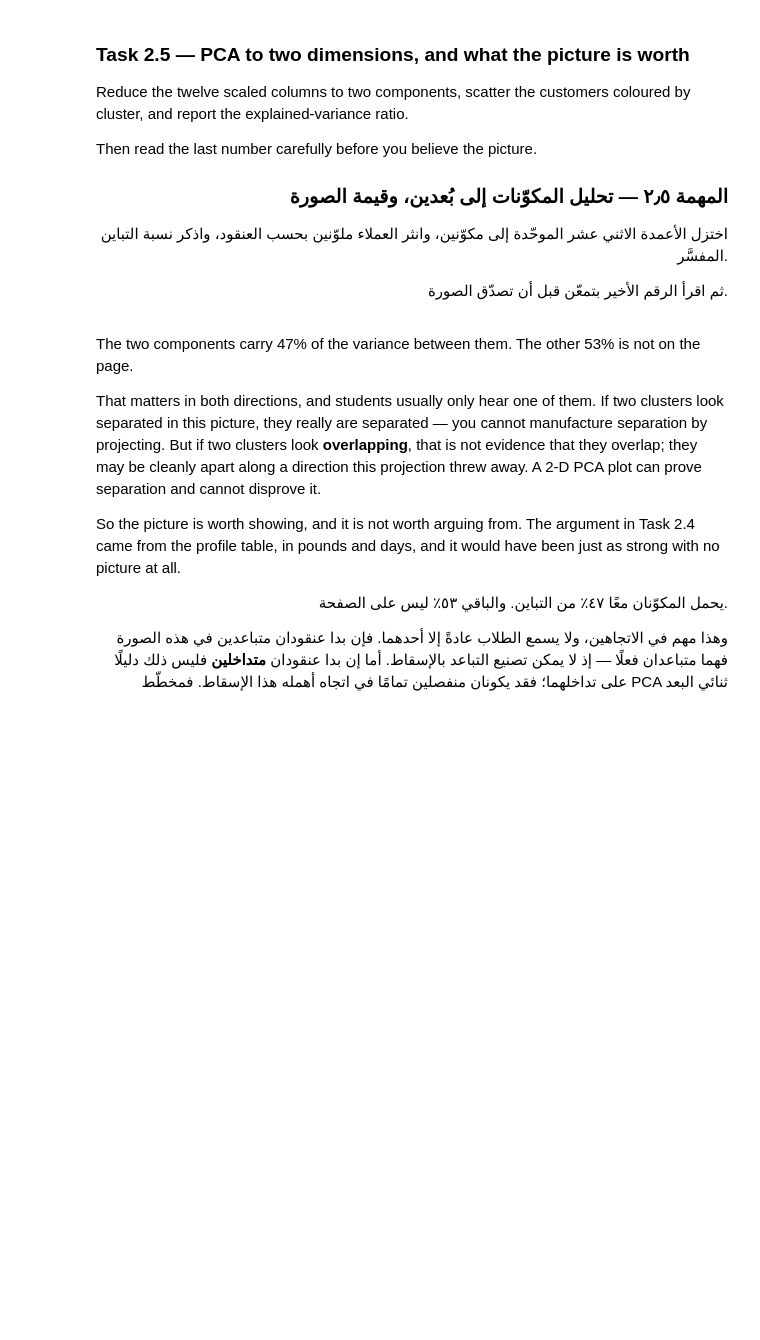
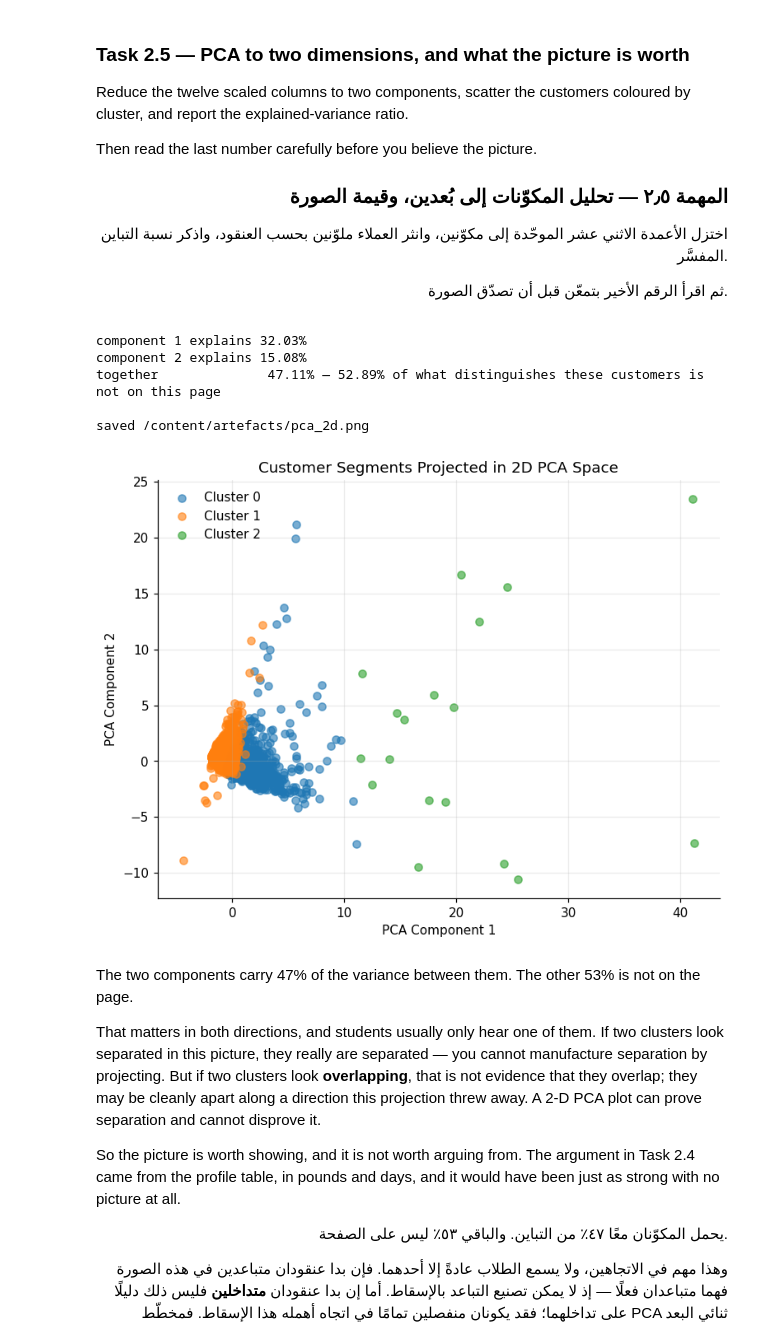
Before and after one commit to NawafK70/AIEP_Olo_student, a Jupyter notebook: week_1_foundations/labs/D5_clustering_pca/D5_clustering_pca_blank.ipynb, the cells around one changed output. Cells and saved outputs as stored; diff of their text form; code cells hidden in the pictures; blank space fills up the shorter version.

```diff
--- a/week_1_foundations/labs/D5_clustering_pca/D5_clustering_pca_blank.ipynb
+++ b/week_1_foundations/labs/D5_clustering_pca/D5_clustering_pca_blank.ipynb
@@ -637,4 +677,11 @@ two different kinds of customer, `k` is too low.
 
 # TODO: Fit KMeans with CHOSEN_K, then build `profiles`: the mean of every original feature per cluster, with the customer count.
 # مهمة: درّب KMeans بـCHOSEN_K، ثم ابنِ `profiles`: متوسّط كل خاصية أصلية لكل عنقود مع عدد العملاء.
+CHOSEN_K = 3
+kmeans_final = KMeans(n_clusters=CHOSEN_K, n_init=10, random_state=42)
+final_labels = kmeans_final.fit_predict(X_scaled)
+
+profiles = customers[FEATURES].groupby(final_labels).mean()
+
+profiles['n_customers'] = np.bincount(final_labels)
 print(profiles.to_string())
@@ -707,33 +757,58 @@ Then read the last number carefully before you believe the picture.
 # %%
 # ────────────────────────────────────────────────────────────────────
 # 1) PCA(n_components=2, random_state=42) on X_scaled — the scaled matrix, never the raw one.
 #    PCA maximises variance, so unscaled columns would hijack it exactly as they hijacked
 #    K-Means in Task 2.1.
 # 2) Scatter the two components, one colour per cluster, with a legend.
 # 3) Print `explained_variance_ratio_` — one number per component — and their sum.
 # 4) Save the figure to ARTEFACT_DIR / "pca_2d.png" with fig.savefig. Never write a literal
 #    path: ARTEFACT_DIR resolves correctly on a laptop and on Colab.
 # Search: "sklearn PCA explained_variance_ratio_ scatter clusters"
 #
 # ١) استخدم PCA(n_components=2, random_state=42) على X_scaled — المصفوفة الموحّدة لا الخام.
 #    فـPCA تعظّم التباين، والأعمدة غير الموحّدة ستخطفها تمامًا كما خطفت K-Means في المهمة ٢٫١.
 # ٢) انثر المكوّنين بلون لكل عنقود
 #    مع مفتاح للرسم.
 # ٣) اطبع `explained_variance_ratio_` — رقم لكل مكوّن — ومجموعهما.
 # ٤) احفظ الشكل في ARTEFACT_DIR / "pca_2d.png" بـfig.savefig. ولا تكتب مسارًا صريحًا أبدًا:
 #    فـARTEFACT_DIR يُحلّ صحيحًا على الحاسوب المحلي وعلى Colab.
 # ابحث عن: "sklearn PCA explained_variance_ratio_ scatter clusters"
 # ────────────────────────────────────────────────────────────────────
 
 from sklearn.decomposition import PCA
 # TODO: Project X_scaled to 2 components, scatter it coloured by cluster, save it to ARTEFACT_DIR / "pca_2d.png", and report the explained variance.
 # مهمة: أسقِط X_scaled على مكوّنين، وانثره ملوّنًا بحسب العنقود، واحفظه في ARTEFACT_DIR / "pca_2d.png"، واذكر التباين المفسَّر.
+pca = PCA(n_components=2, random_state=42)
+coordinates = pca.fit_transform(X_scaled)
+
+# Create the scatter plot
+fig, ax = plt.subplots(figsize=(8, 6))
+for cluster_id in np.unique(final_labels):
+    mask = final_labels == cluster_id
+    ax.scatter(coordinates[mask, 0], coordinates[mask, 1], label=f"Cluster {cluster_id}", alpha=0.6)
+
+ax.set_xlabel("PCA Component 1")
+ax.set_ylabel("PCA Component 2")
+ax.set_title("Customer Segments Projected in 2D PCA Space")
+ax.legend()
+
+# Save the figure
+pca_path = ARTEFACT_DIR / "pca_2d.png"
+fig.savefig(pca_path, bbox_inches='tight')
+
 explained = pca.explained_variance_ratio_
 print(f"component 1 explains {explained[0]:.2%}")
 print(f"component 2 explains {explained[1]:.2%}")
 print(f"together              {explained.sum():.2%} — "
       f"{1 - explained.sum():.2%} of what distinguishes these customers is not on this page")
 print(f"\nsaved {pca_path}")
+# %% [output]
+component 1 explains 32.03%
+component 2 explains 15.08%
+together              47.11% — 52.89% of what distinguishes these customers is not on this page
+
+saved /content/artefacts/pca_2d.png
+[figure, added]
 # %% [markdown]
 The two components carry 47% of the variance between them. The other 53% is not on the page.
 
```
Also changed, not shown: parts of 6 cells of this notebook.
